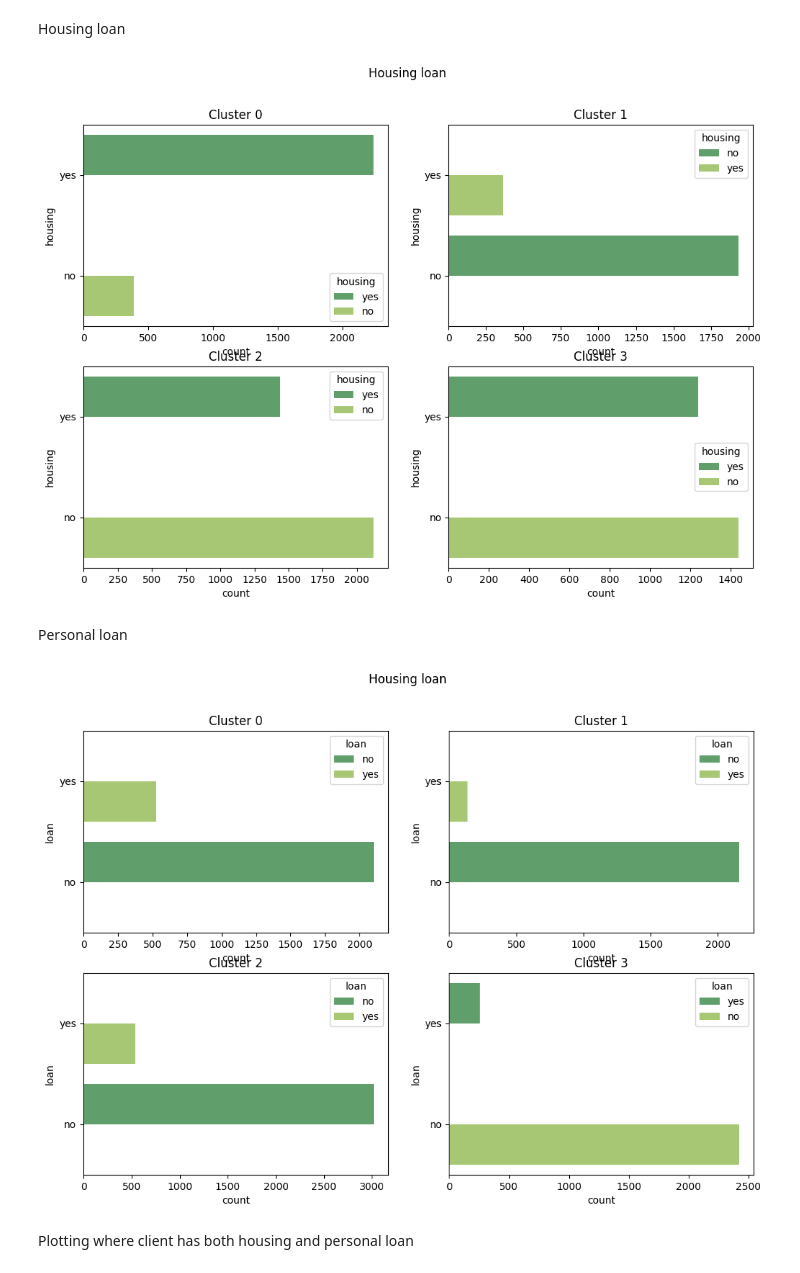
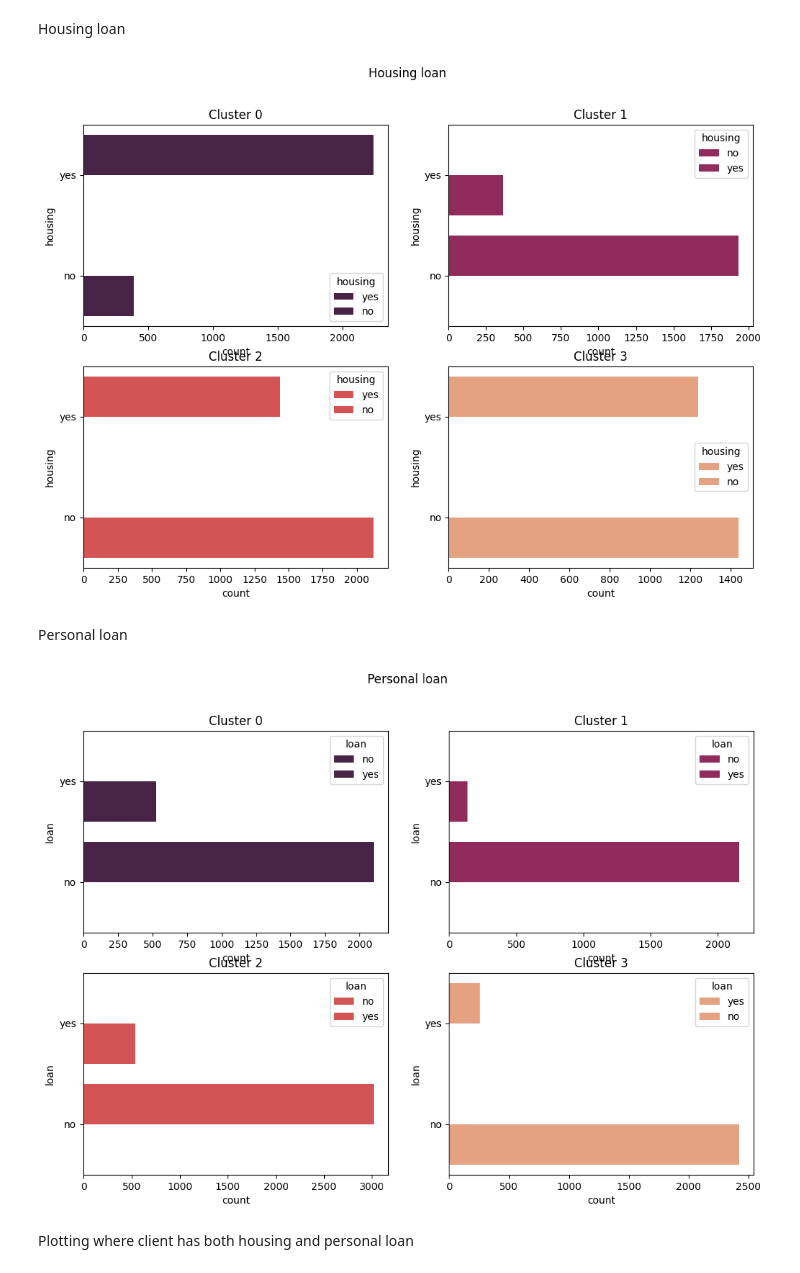
Before and after one commit to quangduoong/Client-Segmentation, a Jupyter notebook: Main-GMM.ipynb, the cells around one changed output. Drawn from its saved outputs; the diff is of its cells as text; code cells hidden in the pictures.

```diff
--- a/Main-GMM.ipynb
+++ b/Main-GMM.ipynb
@@ -10,7 +10,7 @@ from sklearn.decomposition import PCA
 from sklearn.mixture import GaussianMixture
 
 np.random.seed(42)
-palette = 'summer'
+palette = 'rocket'
 green = sns.color_palette(palette, n_colors=1)
 # %% [markdown]
 # Loading dataset
@@ -135,15 +135,15 @@ df.describe()
 | 75% | 49.000000 | 0.000000 | 1708.000000 | 1.000000 | 0.000000 | 22.000000 | 496.000000 | 3.000000 | 20.750000 | 1.000000 | 1.000000 |
 | max | 95.000000 | 1.000000 | 81204.000000 | 1.000000 | 1.000000 | 31.000000 | 3881.000000 | 63.000000 | 854.000000 | 58.000000 | 1.000000 |
 # %%
-# temp = ['age', 'balance', 'day', 'duration', 'campaign', 'pdays', 'previous']
-# for i in temp:
-#     numeric_fields.append(i)
+temp = ['age', 'balance', 'day', 'duration', 'campaign', 'pdays', 'previous']
+for i in temp:
+    numeric_fields.append(i)
 
-# plt.figure()
-# sns.pairplot(
-#     df[numeric_fields].drop(['day'], axis=1),
-#     hue='deposit',
-#     palette='summer')
-# plt.savefig('./Plot/DataOverview/2-numeric-features.png')
-# plt.suptitle('Numeric features pairing')
-# plt.show()
+plt.figure()
+sns.pairplot(
+    df[numeric_fields].drop(['day'], axis=1),
+    hue='deposit',
+    palette=palette)
+plt.savefig('./Plot/DataOverview/2-numeric-features.png')
+plt.suptitle('Numeric features pairing')
+plt.show()
@@ -257,7 +260,7 @@ Setting up
 # %%
 yesno_fields = ['default', 'housing', 'loan', 'deposit']
 
-for i in numeric_fields:
+for i in yesno_fields:
     df[i] = np.where(df[i]==1,'yes','no')
 
 df['age_group'] = age_range
@@ -434,23 +463,27 @@ Housing loan
 # %%
 fig, axs = plt.subplots(nrows=2, ncols=2, figsize=(12, 8))
 
-sns.countplot(ax=axs[0, 0], y=cluster0['housing'],palette=palette,hue=cluster0['housing'], order=order)
-axs[0,0].set_title('Cluster 0')
+sns.countplot(ax=axs[0, 0], y=cluster0['housing'],
+              hue=cluster0['housing'], palette=[colors[0], colors[0]])
+axs[0, 0].set_title('Cluster 0')
 
-sns.countplot(ax=axs[0, 1], y=cluster1['housing'],palette=palette,hue=cluster1['housing'], order=order)
+sns.countplot(ax=axs[0, 1], y=cluster1['housing'],
+              hue=cluster1['housing'], order=order, palette=[colors[1], colors[1]])
 axs[0, 1].set_title('Cluster 1')
 
-sns.countplot(ax=axs[1, 0], y=cluster2['housing'],palette=palette,hue=cluster2['housing'], order=order)
+sns.countplot(ax=axs[1, 0], y=cluster2['housing'],
+              hue=cluster2['housing'], palette=[colors[2], colors[2]])
 axs[1, 0].set_title('Cluster 2')
 
-sns.countplot(ax=axs[1, 1], y=cluster3['housing'],palette=palette,hue=cluster3['housing'], order=order)
+sns.countplot(ax=axs[1, 1], y=cluster3['housing'],
+              hue=cluster3['housing'], palette=[colors[3], colors[3]])
 axs[1, 1].set_title('Cluster 3')
 
 plt.suptitle('Housing loan')
-plt.savefig('./Plot/Evaluating/12-housing-loan.png')
+plt.savefig('./Plot/Evaluating/13-housing-loan.png')
 plt.show()
 # %% [output]
-[figure, old version]
+[figure, new version]
 # %% [markdown]
 Personal loan
 # %%
@@ -458,26 +491,26 @@ fig, axs = plt.subplots(nrows=2, ncols=2, figsize=(
     12, 8))
 
 sns.countplot(ax=axs[0, 0], y=cluster0['loan'],
-              palette=palette, hue=cluster0['loan'], order=order)
+              palette=[colors[0], colors[0]], hue=cluster0['loan'], order=order)
 axs[0, 0].set_title('Cluster 0')
 
 sns.countplot(ax=axs[0, 1], y=cluster1['loan'],
-              palette=palette, hue=cluster1['loan'], order=order)
+              palette=[colors[1], colors[1]], hue=cluster1['loan'],order=order)
 axs[0, 1].set_title('Cluster 1')
 
 sns.countplot(ax=axs[1, 0], y=cluster2['loan'],
-              palette=palette, hue=cluster2['loan'], order=order)
+              palette=[colors[2], colors[2]], hue=cluster2['loan'],order=order)
 axs[1, 0].set_title('Cluster 2')
 
 sns.countplot(ax=axs[1, 1], y=cluster3['loan'],
-              palette=palette, hue=cluster3['loan'], order=order)
+              palette=[colors[3], colors[3]], hue=cluster3['loan'],order=order)
 axs[1, 1].set_title('Cluster 3')
 
-plt.suptitle('Housing loan')
-plt.savefig('./Plot/Evaluating/13-personal-loan.png')
+plt.suptitle('Personal loan')
+plt.savefig('./Plot/Evaluating/14-personal-loan.png')
 plt.show()
 # %% [output]
-[figure, old version]
+[figure, new version]
 # %% [markdown]
 Plotting where client has both housing and personal loan
 # %%
```
Also changed, not shown: parts of 30 cells of this notebook, 29 other files.
